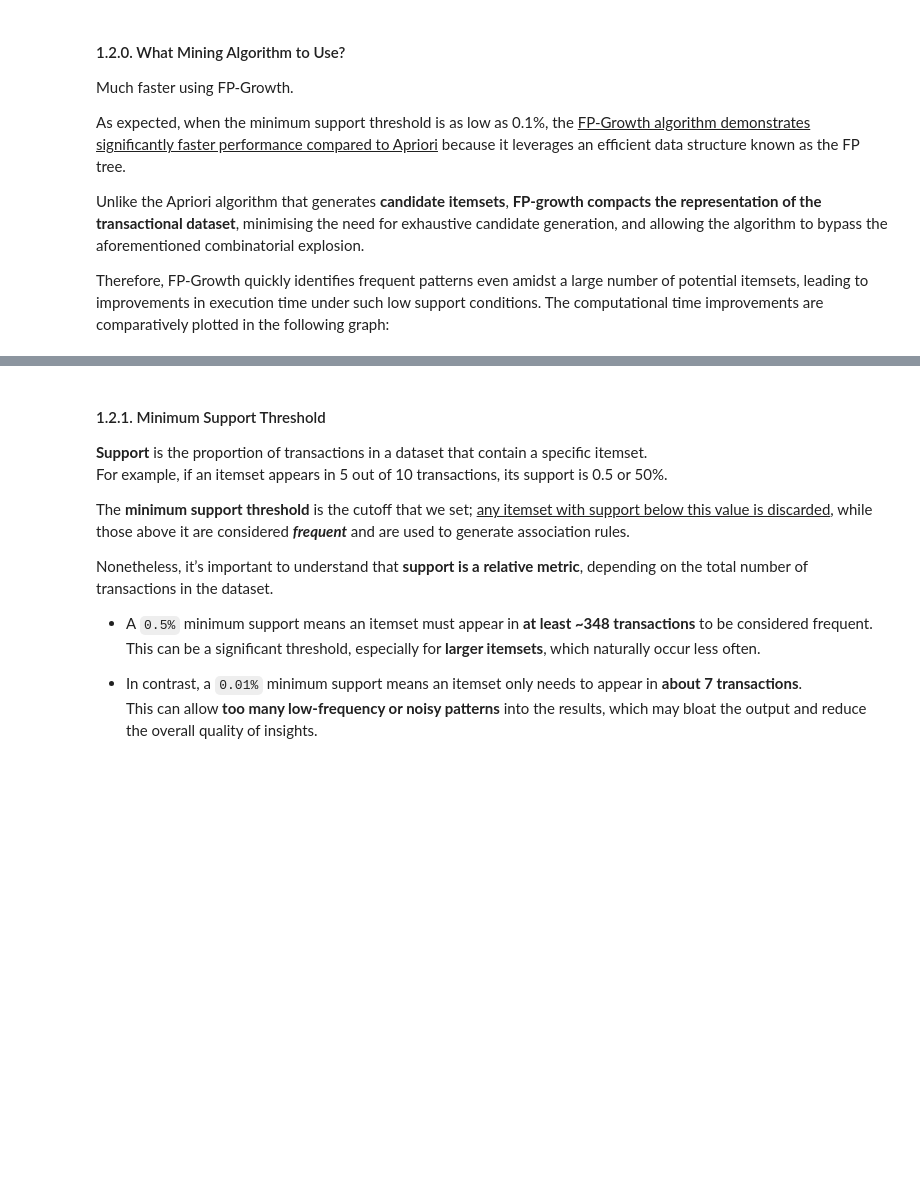
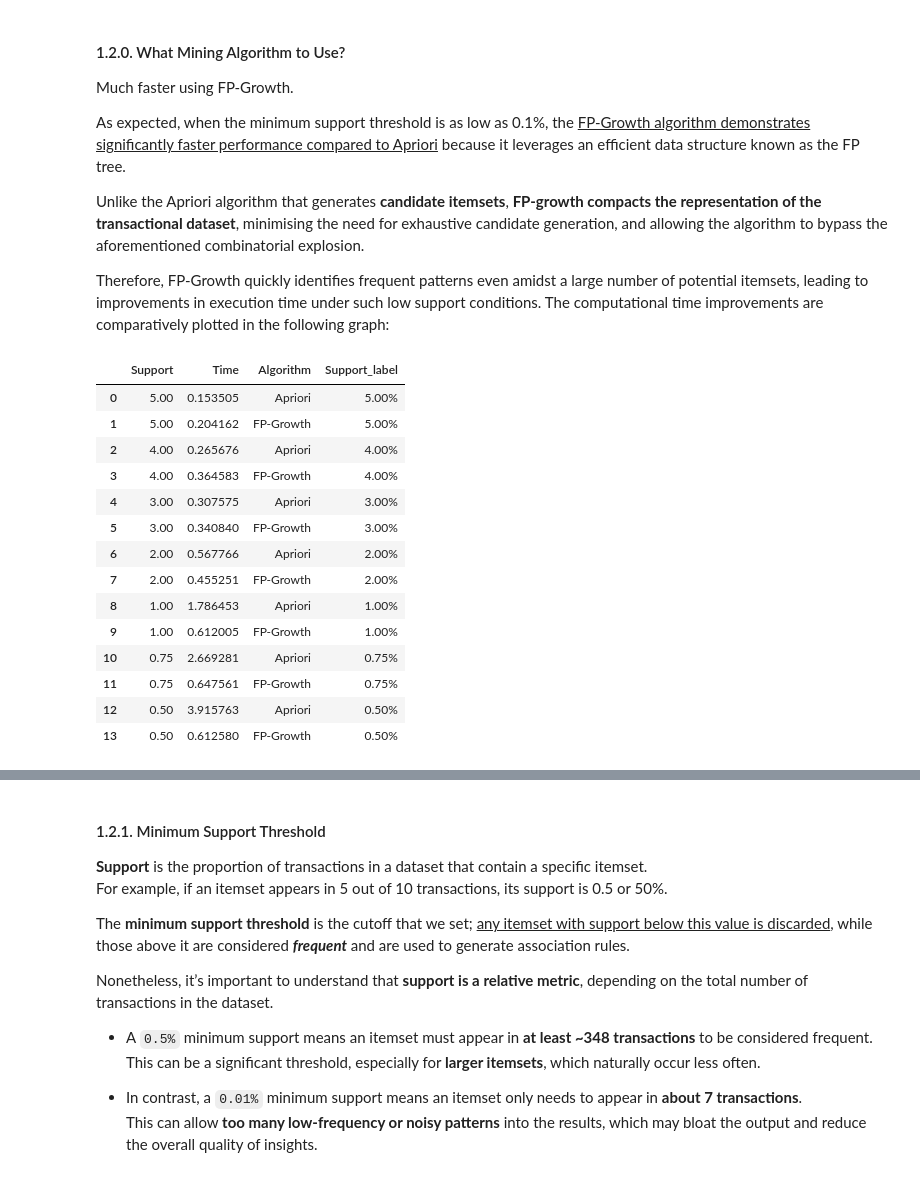
Before and after one commit to ijustsnapped/DataMine_PI, a Jupyter notebook: PD_202425_Project1/PD_202425_Project.ipynb, the cells around one changed output, grey strips where cells are left out. Cells and saved outputs as stored; diff of their text form; code cells hidden in the pictures; blank space fills up the shorter version.

```diff
--- a/PD_202425_Project1/PD_202425_Project.ipynb
+++ b/PD_202425_Project1/PD_202425_Project.ipynb
@@ -367,4 +367,25 @@ for support in support_thresholds:
     _ = compute_frequent_itemset_subsets(binary_foodmart, min_support=support, algorithm='fp_growth')
     fpgrowth_time = time.time() - start_time
     results.append({'Support': support * 100, 'Time': fpgrowth_time, 'Algorithm': 'FP-Growth'})
+# %%
+df_times = pd.DataFrame(results)
+df_times['Support_label'] = df_times['Support'].map(lambda x: f"{x:.2f}%")
+
+df_times
+# %% [output]
+|  | Support | Time | Algorithm | Support_label |
+| 0 | 5.00 | 0.153505 | Apriori | 5.00% |
+| 1 | 5.00 | 0.204162 | FP-Growth | 5.00% |
+| 2 | 4.00 | 0.265676 | Apriori | 4.00% |
+| 3 | 4.00 | 0.364583 | FP-Growth | 4.00% |
+| 4 | 3.00 | 0.307575 | Apriori | 3.00% |
+| 5 | 3.00 | 0.340840 | FP-Growth | 3.00% |
+| 6 | 2.00 | 0.567766 | Apriori | 2.00% |
+| 7 | 2.00 | 0.455251 | FP-Growth | 2.00% |
+| 8 | 1.00 | 1.786453 | Apriori | 1.00% |
+| 9 | 1.00 | 0.612005 | FP-Growth | 1.00% |
+| 10 | 0.75 | 2.669281 | Apriori | 0.75% |
+| 11 | 0.75 | 0.647561 | FP-Growth | 0.75% |
+| 12 | 0.50 | 3.915763 | Apriori | 0.50% |
+| 13 | 0.50 | 0.612580 | FP-Growth | 0.50% |
 # %%
```
Also changed, not shown: parts of 3 cells of this notebook.
